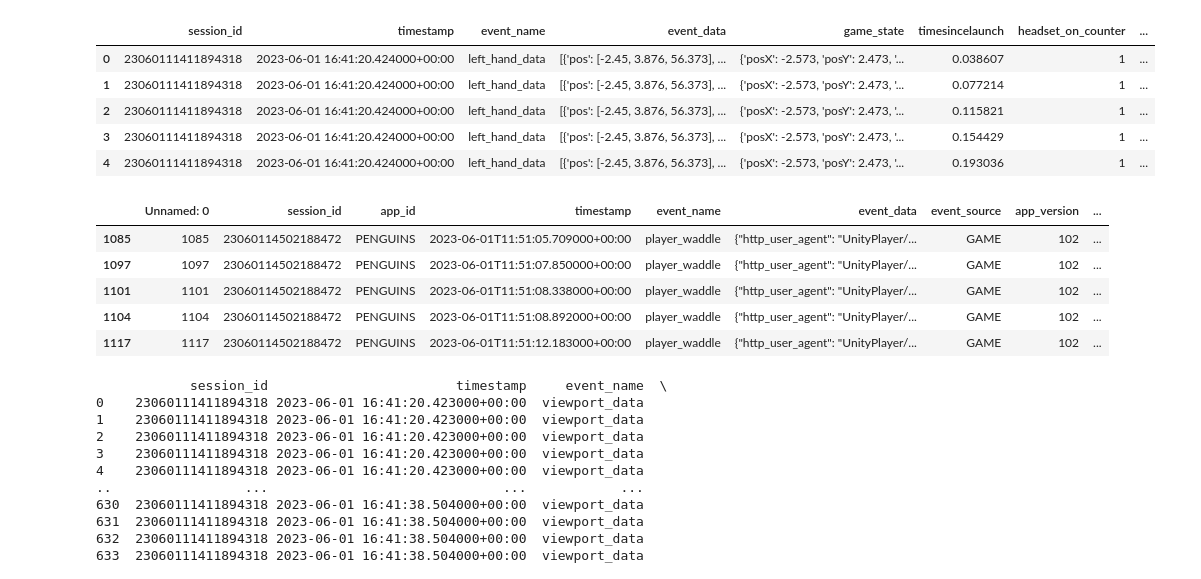
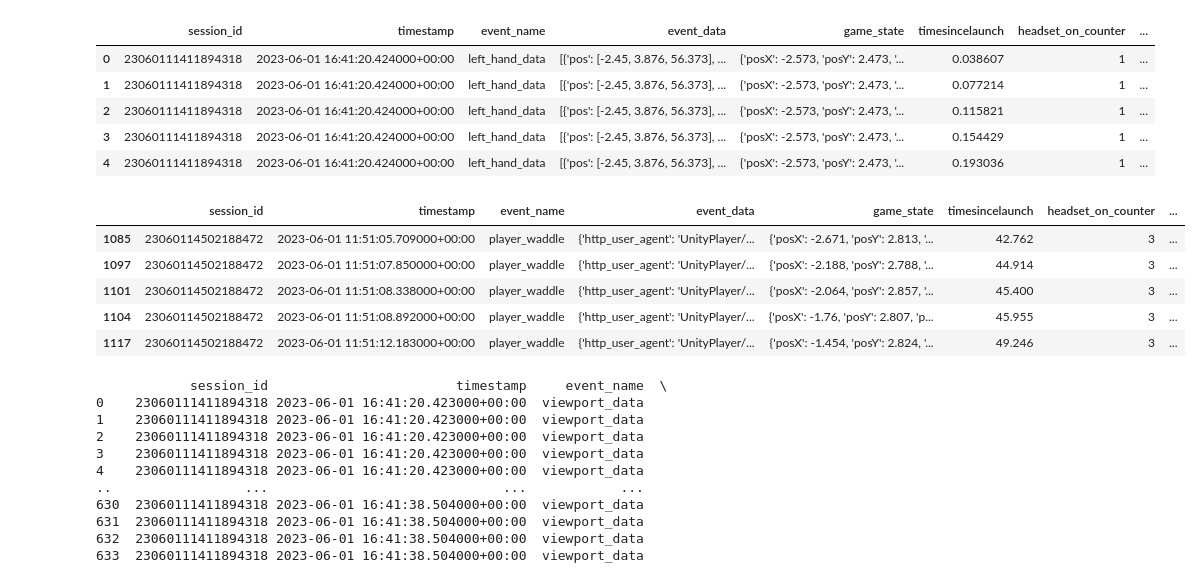
Before and after one commit to opengamedata/OGDUtils, a Jupyter notebook: src/OGDUtils/VRTeX/process.ipynb, the cells around one changed output. Saved outputs shown, nothing was run; the diff lists cells and outputs as text; code cells hidden in the pictures.

```diff
--- a/src/OGDUtils/VRTeX/process.ipynb
+++ b/src/OGDUtils/VRTeX/process.ipynb
@@ -37,15 +39,15 @@ lft_hand_package_lst.head()
 | 3 | 23060111411894318 | 2023-06-01 16:41:20.424000+00:00 | left_hand_data | [{'pos': [-2.45, 3.876, 56.373], ... | {'posX': -2.573, 'posY': 2.473, '... | 0.154429 | 1 | ... |
 | 4 | 23060111411894318 | 2023-06-01 16:41:20.424000+00:00 | left_hand_data | [{'pos': [-2.45, 3.876, 56.373], ... | {'posX': -2.573, 'posY': 2.473, '... | 0.193036 | 1 | ... |
 # %%
-waddle_lst = preprocessing.ExtractEventRows(df,"player_waddle")
+waddle_lst = preprocessing.ExtractEventRows(df_copy,"player_waddle")
 waddle_lst.head()
 # %% [output]
-|  | Unnamed: 0 | session_id | app_id | timestamp | event_name | event_data | event_source | app_version | ... |
-| 1085 | 1085 | 23060114502188472 | PENGUINS | 2023-06-01T11:51:05.709000+00:00 | player_waddle | {"http_user_agent": "UnityPlayer/... | GAME | 102 | ... |
-| 1097 | 1097 | 23060114502188472 | PENGUINS | 2023-06-01T11:51:07.850000+00:00 | player_waddle | {"http_user_agent": "UnityPlayer/... | GAME | 102 | ... |
-| 1101 | 1101 | 23060114502188472 | PENGUINS | 2023-06-01T11:51:08.338000+00:00 | player_waddle | {"http_user_agent": "UnityPlayer/... | GAME | 102 | ... |
-| 1104 | 1104 | 23060114502188472 | PENGUINS | 2023-06-01T11:51:08.892000+00:00 | player_waddle | {"http_user_agent": "UnityPlayer/... | GAME | 102 | ... |
-| 1117 | 1117 | 23060114502188472 | PENGUINS | 2023-06-01T11:51:12.183000+00:00 | player_waddle | {"http_user_agent": "UnityPlayer/... | GAME | 102 | ... |
+|  | session_id | timestamp | event_name | event_data | game_state | timesincelaunch | headset_on_counter | ... |
+| 1085 | 23060114502188472 | 2023-06-01 11:51:05.709000+00:00 | player_waddle | {'http_user_agent': 'UnityPlayer/... | {'posX': -2.671, 'posY': 2.813, '... | 42.762 | 3 | ... |
+| 1097 | 23060114502188472 | 2023-06-01 11:51:07.850000+00:00 | player_waddle | {'http_user_agent': 'UnityPlayer/... | {'posX': -2.188, 'posY': 2.788, '... | 44.914 | 3 | ... |
+| 1101 | 23060114502188472 | 2023-06-01 11:51:08.338000+00:00 | player_waddle | {'http_user_agent': 'UnityPlayer/... | {'posX': -2.064, 'posY': 2.857, '... | 45.400 | 3 | ... |
+| 1104 | 23060114502188472 | 2023-06-01 11:51:08.892000+00:00 | player_waddle | {'http_user_agent': 'UnityPlayer/... | {'posX': -1.76, 'posY': 2.807, 'p... | 45.955 | 3 | ... |
+| 1117 | 23060114502188472 | 2023-06-01 11:51:12.183000+00:00 | player_waddle | {'http_user_agent': 'UnityPlayer/... | {'posX': -1.454, 'posY': 2.824, '... | 49.246 | 3 | ... |
 # %%
 gaze_package_lst_splt = preprocessing.SplitDataframeByPlayerID(gaze_package_lst)
 lft_hand_package_lst_splt = preprocessing.SplitDataframeByPlayerID(lft_hand_package_lst)
```
Also changed, not shown: parts of 9 cells of this notebook, 1 other file.
